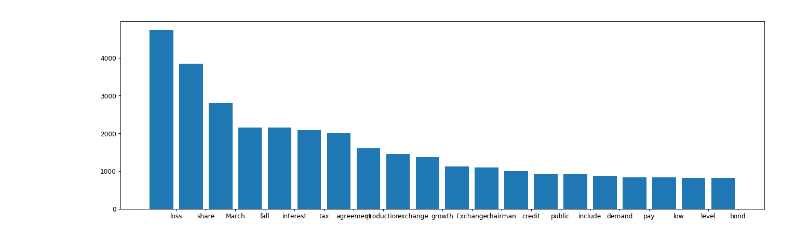
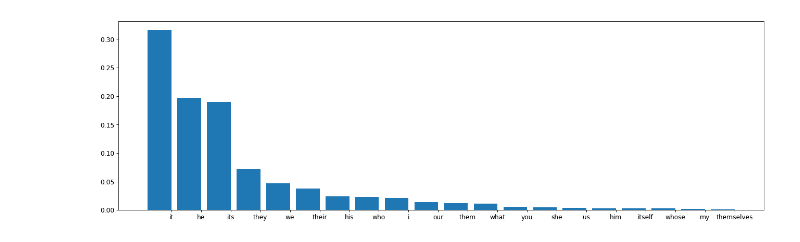
Before and after one commit to lucerne/com_metrics_chatbot, a Jupyter notebook: code/analysis/analyze_reuter.ipynb, the cells around one changed output. Drawn from its saved outputs; the diff is of its cells as text; code cells hidden in the pictures.

Commit message:
reuter pron and verbcat done

```diff
--- a/code/analysis/analyze_reuter.ipynb
+++ b/code/analysis/analyze_reuter.ipynb
@@ -560,0 +441,7 @@ Counter({'be': 32, 'have': 12, 'do': 6, 'get': 5, 'take': 4, 'seem': 2, 'make':
+# %%
+'''
+Emotion words histogram
+'''
+read_files = glob.glob(articleBreakDir + '*.txt')
+N = len(read_files)
+countersEmos, sizesEmos = docTermFreq(read_files, emos)
@@ -560,0 +463,14 @@ Counter({'be': 32, 'have': 12, 'do': 6, 'get': 5, 'take': 4, 'seem': 2, 'make':
+# %%
+tfsEmos = termFreq(countersEmos, sizesEmos)
+counterEmos, szEmos = docFreq(countersEmos)
+idfEmos = invDocFreq(counterEmos, szEmos)
+tiEmos = tfIdf(tfsEmos, idfEmos)
+# %%
+print(len(tiEmos))
+d = sortByValue(tiEmos[1])
+plt.figure(num=None, figsize=(20, 6), dpi=80, facecolor='w', edgecolor='k')
+labels, values = list(d.keys())[:20], list(d.values())[:20]
+indexes = np.arange(len(labels))
+plt.bar(indexes, values, barwidth)
+plt.xticks(indexes + barwidth * 0.5, labels)
+plt.show()
@@ -561,13 +543,13 @@ Counter({'be': 32, 'have': 12, 'do': 6, 'get': 5, 'take': 4, 'seem': 2, 'make':
 # %%
 '''
-Emotion words histogram
+Pronoun histogram
+Percentage of punctuation out of total number of words
 '''
-read_files = glob.glob(articleDir + '*.txt')
-
-counterEmos = Counter('')
+read_files = glob.glob(articleBreakDir + '*.txt')
+counterPron = Counter('')
 
 for infile in read_files:
     with open(infile, 'r', errors='replace') as f:
         text = f.read()
         doc = nlp(text)
-        counterEmos += analyzeEmotionWords(doc, emos)
+        counterPron += analyzePronoun(doc)
@@ -576,10 +556,10 @@ N =
 # %%
 plt.figure(num=None, figsize=(20, 6), dpi=80, facecolor='w', edgecolor='k')
-labels, values = rankCounter(counterEmos)
-values = [v*1.0/totPosWords for v in values]
+labels, values = rankCounter(counterPron)
+values = np.array(values)*1.0/sum(counterPron.values())
 indexes = np.arange(len(labels))
 plt.bar(indexes, values, barwidth)
-plt.xticks(indexes + width * 0.5, labels)
+plt.xticks(indexes + barwidth * 0.5, labels)
 plt.show()
 # %% [output]
-[figure, old version]
+[figure, new version]
```
Also changed, not shown: parts of 36 cells of this notebook, 1 other file.
